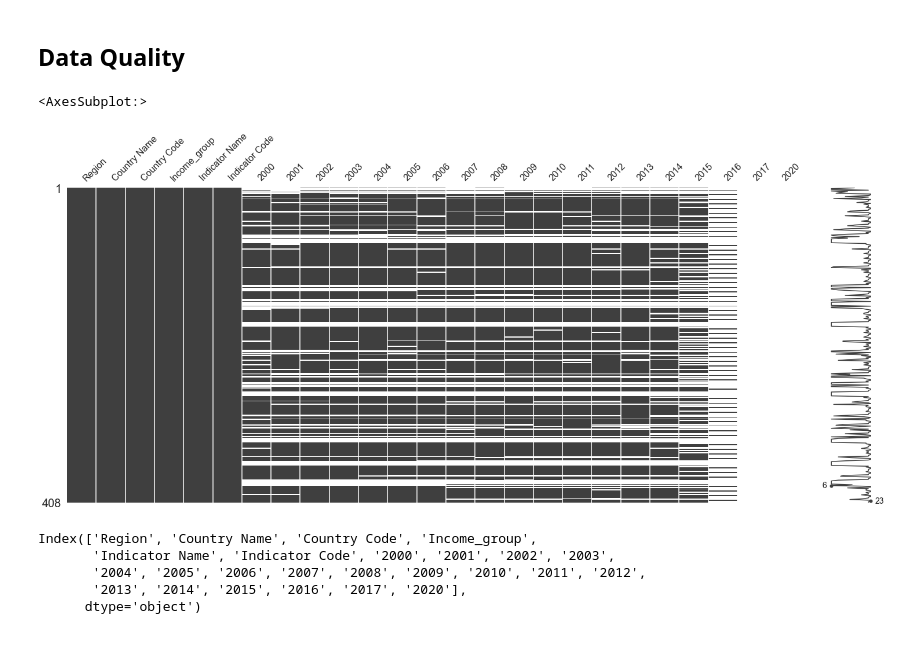
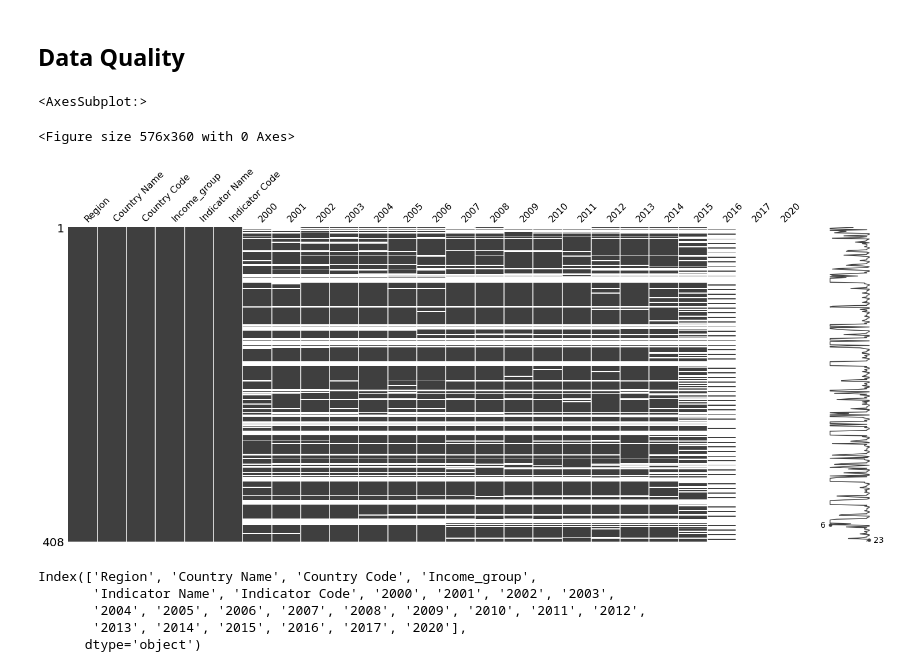
Before and after one commit to Azimoj/EdState-, a Jupyter notebook: P2.ipynb, the cells around one changed output. Drawn from its saved outputs; the diff is of its cells as text; code cells hidden in the pictures; blank space fills up the shorter version.

```diff
--- a/P2.ipynb
+++ b/P2.ipynb
@@ -357,10 +357,12 @@ __All the varible that we need are selected__
 ## Data Quality
 # %%
 import missingno as msno
+plt.figure(figsize=(8,5))
 msno.matrix(data_keep)
 # %% [output]
 <AxesSubplot:>
+<Figure size 576x360 with 0 Axes>
-[figure, old version]
+[figure, new version]
 # %%
 data_keep.columns
 # %% [output]
```
Also changed, not shown: parts of 52 cells of this notebook.
